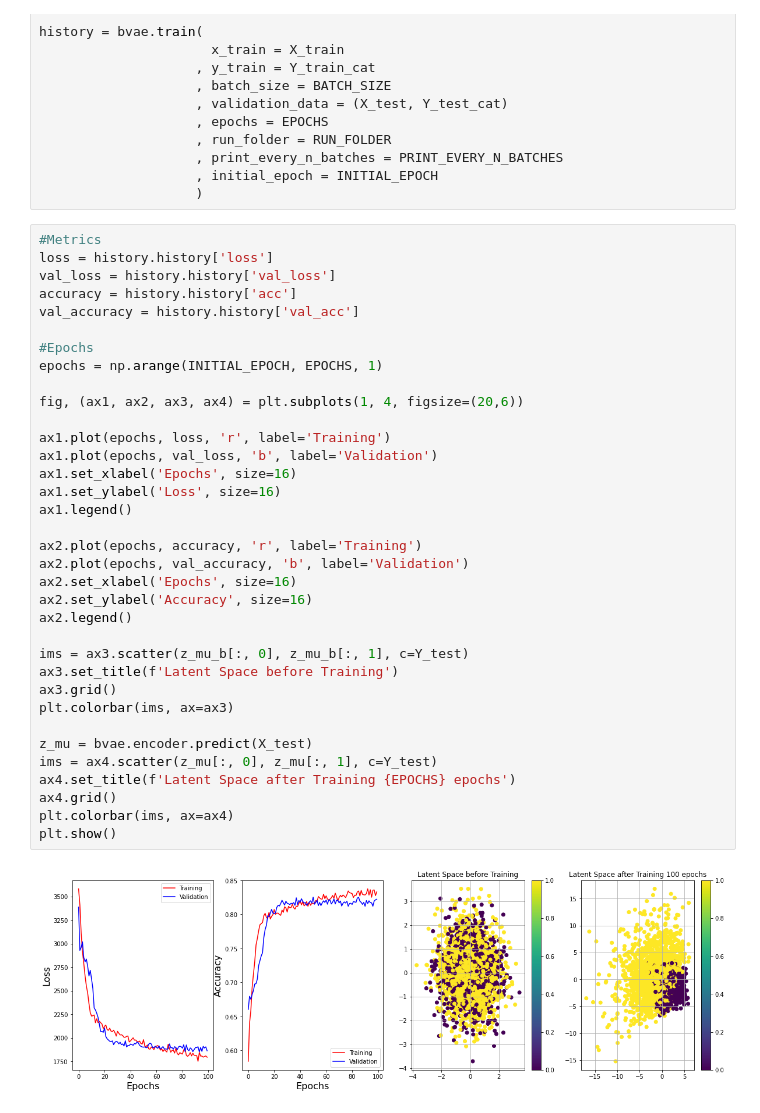
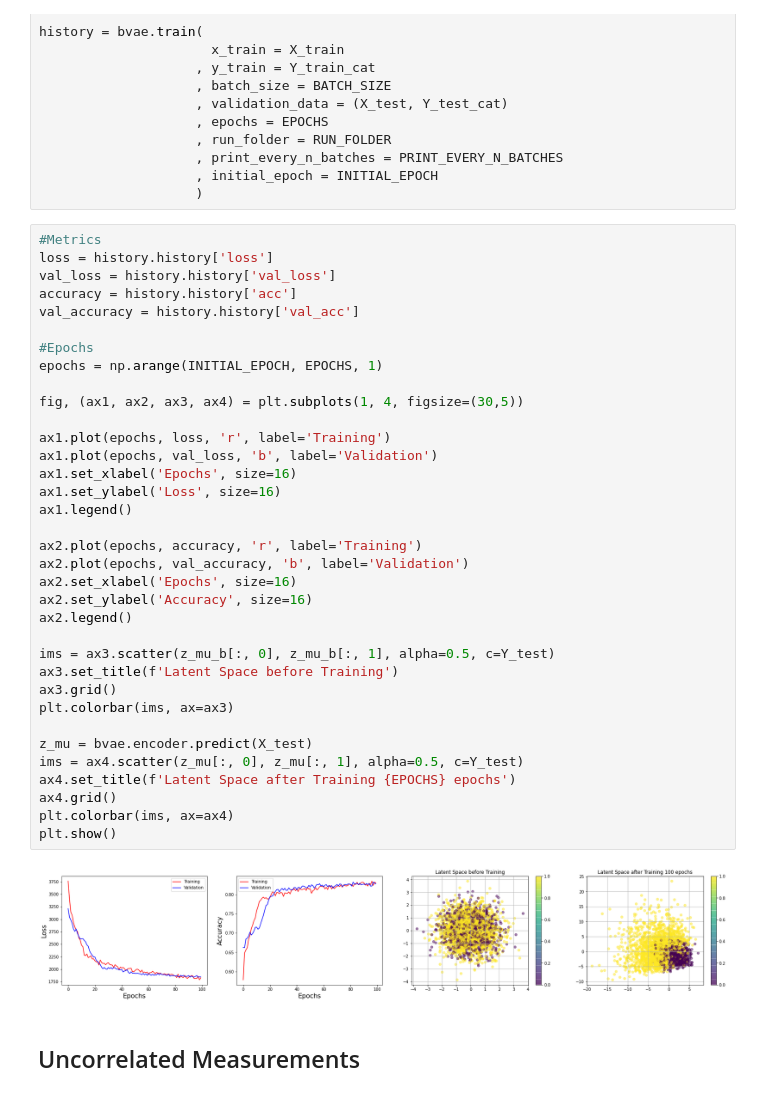
Before and after one commit to nahumsa/Entanglement-VAE, a Jupyter notebook: VAE Entanglement Witness.ipynb, the cells around one changed output. Saved outputs shown, nothing was run; the diff lists cells and outputs as text.

```diff
--- a/VAE Entanglement Witness.ipynb
+++ b/VAE Entanglement Witness.ipynb
@@ -377,34 +374,36 @@ loss = history.history['loss']
 val_loss = history.history['val_loss']
 accuracy = history.history['acc']
 val_accuracy = history.history['val_acc']
 
 #Epochs
 epochs = np.arange(INITIAL_EPOCH, EPOCHS, 1)
 
-fig, (ax1, ax2, ax3, ax4) = plt.subplots(1, 4, figsize=(20,6))
+fig, (ax1, ax2, ax3, ax4) = plt.subplots(1, 4, figsize=(30,5))
 
 ax1.plot(epochs, loss, 'r', label='Training')
 ax1.plot(epochs, val_loss, 'b', label='Validation')
 ax1.set_xlabel('Epochs', size=16)
 ax1.set_ylabel('Loss', size=16)
 ax1.legend()
 
 ax2.plot(epochs, accuracy, 'r', label='Training')
 ax2.plot(epochs, val_accuracy, 'b', label='Validation')
 ax2.set_xlabel('Epochs', size=16)
 ax2.set_ylabel('Accuracy', size=16)
 ax2.legend()
 
-ims = ax3.scatter(z_mu_b[:, 0], z_mu_b[:, 1], c=Y_test)
+ims = ax3.scatter(z_mu_b[:, 0], z_mu_b[:, 1], alpha=0.5, c=Y_test)
 ax3.set_title(f'Latent Space before Training')
 ax3.grid()
 plt.colorbar(ims, ax=ax3)
 
 z_mu = bvae.encoder.predict(X_test)
-ims = ax4.scatter(z_mu[:, 0], z_mu[:, 1], c=Y_test)
+ims = ax4.scatter(z_mu[:, 0], z_mu[:, 1], alpha=0.5, c=Y_test)
 ax4.set_title(f'Latent Space after Training {EPOCHS} epochs')
 ax4.grid()
 plt.colorbar(ims, ax=ax4)
 plt.show()
 # %% [output]
-[figure, old version]
+[figure, new version]
+# %% [markdown]
+## Uncorrelated Measurements
```
Also changed, not shown: parts of 9 cells of this notebook.
